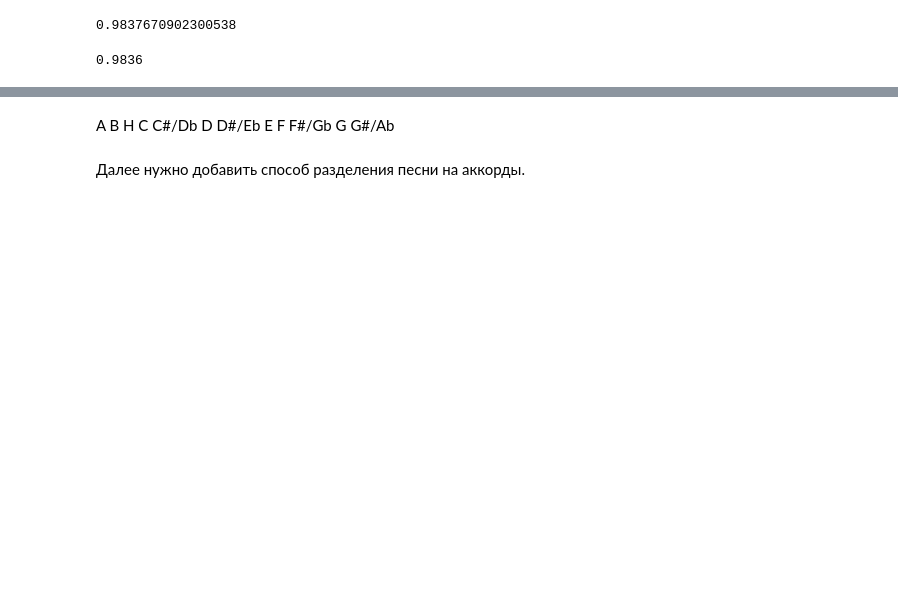
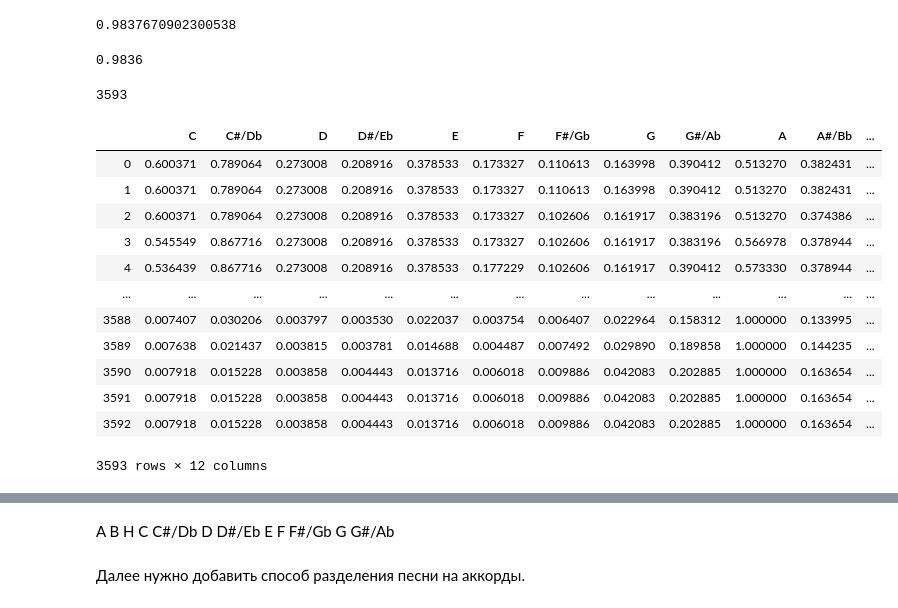
Before and after one commit to Abvbobko/chords_recognition, a Jupyter notebook: chords_recognition.ipynb, the cells around one changed output, grey strips where cells are left out. Saved outputs shown, nothing was run; the diff lists cells and outputs as text; code cells hidden in the pictures; blank space fills up the shorter version.

Commit message:
add chord division

```diff
--- a/chords_recognition.ipynb
+++ b/chords_recognition.ipynb
@@ -302,3 +380,41 @@ precision_score(y_test, y_pred, average="weighted")
 recall_score(y_test, y_pred, average="weighted")
 # %% [output]
 0.9836
+# %%
+a = get_chromagram(TMP_SONG)
+# %%
+COLUMNS = ['C', 'C#/Db', 'D', 'D#/Eb', 'E', 'F',
+           'F#/Gb', 'G', 'G#/Ab', 'A', 'A#/Bb', 'B']
+# dataframe of all data of chords view
+df = pd.DataFrame(columns=COLUMNS)
+# %%
+len(a[0])
+# %% [output]
+3593
+# %%
+for index in range(len(a[0])):
+    # places of our chromagrams (from the center, the start & the end)
+    chord_chromagram_slice = [
+        a[i][index] for i in range(12)
+    ]
+
+    chord_data = {
+        k: v for k, v in zip(COLUMNS, chord_chromagram_slice)
+    }
+    df = df.append(chord_data, ignore_index=True)
+# %%
+df
+# %% [output]
+|  | C | C#/Db | D | D#/Eb | E | F | F#/Gb | G | G#/Ab | A | A#/Bb | ... |
+| 0 | 0.600371 | 0.789064 | 0.273008 | 0.208916 | 0.378533 | 0.173327 | 0.110613 | 0.163998 | 0.390412 | 0.513270 | 0.382431 | ... |
+| 1 | 0.600371 | 0.789064 | 0.273008 | 0.208916 | 0.378533 | 0.173327 | 0.110613 | 0.163998 | 0.390412 | 0.513270 | 0.382431 | ... |
+| 2 | 0.600371 | 0.789064 | 0.273008 | 0.208916 | 0.378533 | 0.173327 | 0.102606 | 0.161917 | 0.383196 | 0.513270 | 0.374386 | ... |
+| 3 | 0.545549 | 0.867716 | 0.273008 | 0.208916 | 0.378533 | 0.173327 | 0.102606 | 0.161917 | 0.383196 | 0.566978 | 0.378944 | ... |
+| 4 | 0.536439 | 0.867716 | 0.273008 | 0.208916 | 0.378533 | 0.177229 | 0.102606 | 0.161917 | 0.390412 | 0.573330 | 0.378944 | ... |
+| ... | ... | ... | ... | ... | ... | ... | ... | ... | ... | ... | ... | ... |
+| 3588 | 0.007407 | 0.030206 | 0.003797 | 0.003530 | 0.022037 | 0.003754 | 0.006407 | 0.022964 | 0.158312 | 1.000000 | 0.133995 | ... |
+| 3589 | 0.007638 | 0.021437 | 0.003815 | 0.003781 | 0.014688 | 0.004487 | 0.007492 | 0.029890 | 0.189858 | 1.000000 | 0.144235 | ... |
+| 3590 | 0.007918 | 0.015228 | 0.003858 | 0.004443 | 0.013716 | 0.006018 | 0.009886 | 0.042083 | 0.202885 | 1.000000 | 0.163654 | ... |
+| 3591 | 0.007918 | 0.015228 | 0.003858 | 0.004443 | 0.013716 | 0.006018 | 0.009886 | 0.042083 | 0.202885 | 1.000000 | 0.163654 | ... |
+| 3592 | 0.007918 | 0.015228 | 0.003858 | 0.004443 | 0.013716 | 0.006018 | 0.009886 | 0.042083 | 0.202885 | 1.000000 | 0.163654 | ... |
+3593 rows × 12 columns
```
Also changed, not shown: parts of 10 cells of this notebook.
